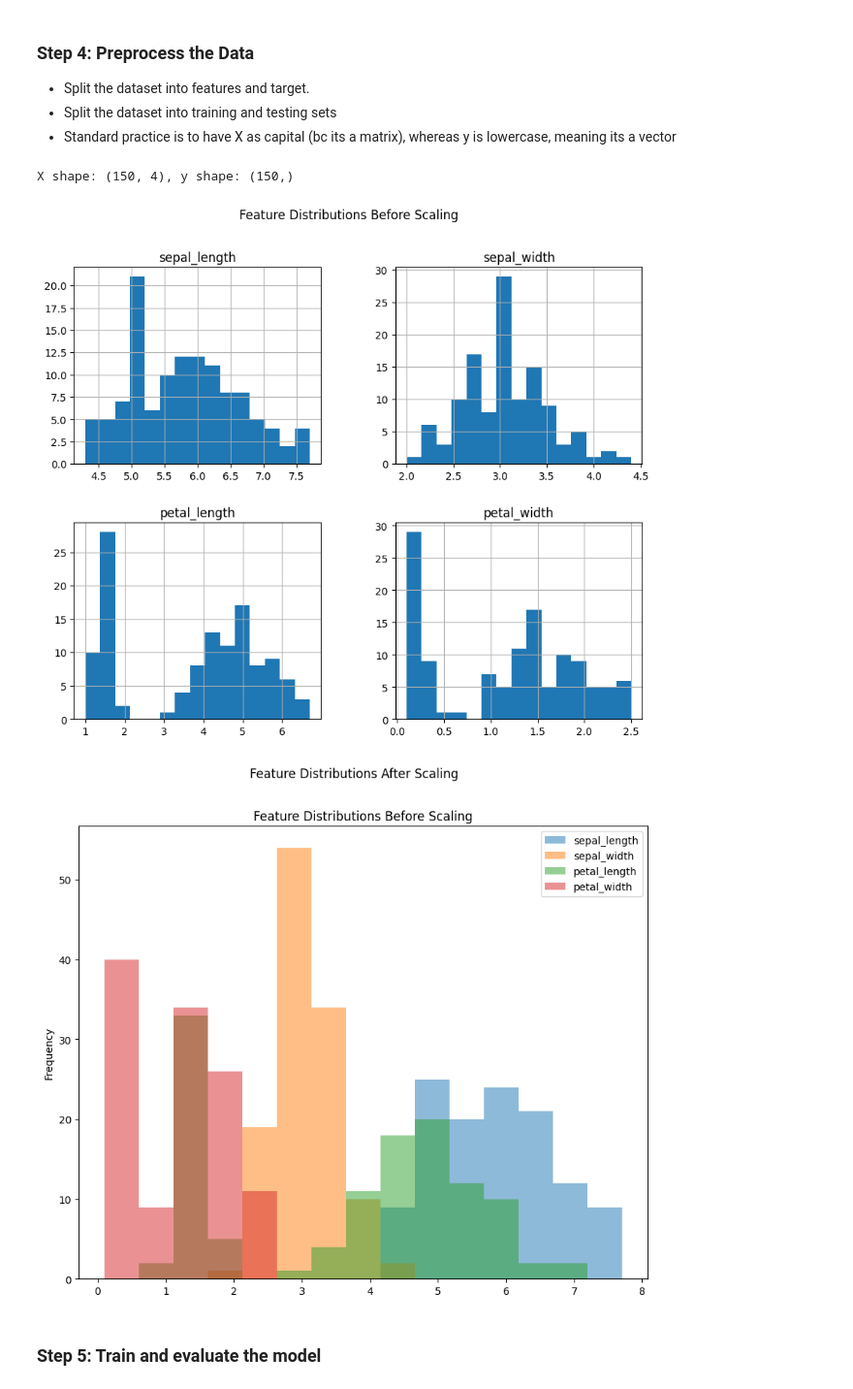
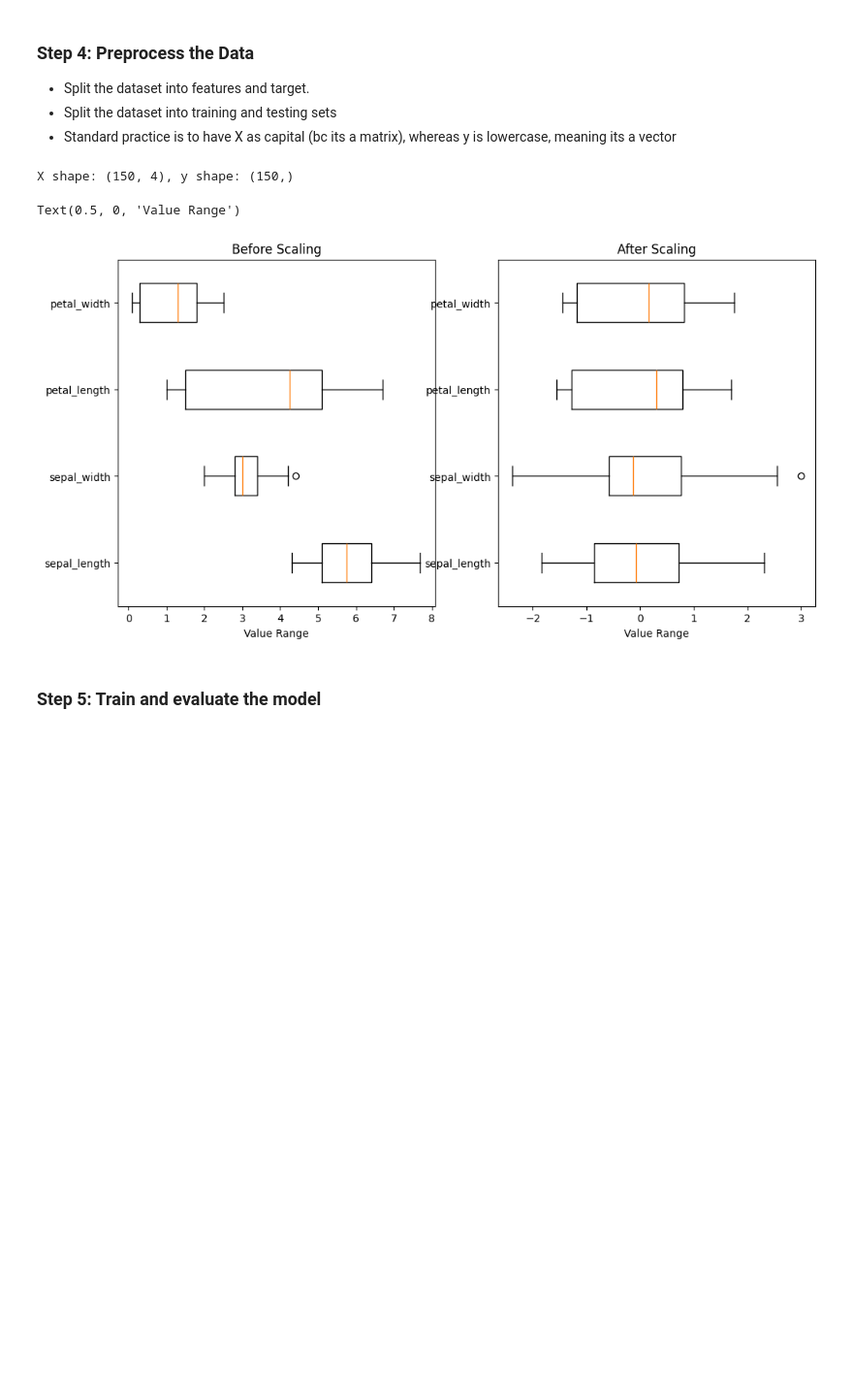
Before and after one commit to Benzene23/my_first_project, a Jupyter notebook: iris_lab.ipynb, the cells around one changed output. Shown at 97% size. Drawn from its saved outputs; the diff is of its cells as text; code cells hidden in the pictures; blank space fills up the shorter version.

Commit message:
Finished Lab
Just finished the lab, had to do a lot of outside research in order to get understanding + syntax down. But I think with this file I have a pretty good idea of whats going on

```diff
--- a/iris_lab.ipynb
+++ b/iris_lab.ipynb
@@ -70,18 +72,36 @@ TODO: replace this cell with a *short* explanation of what you see in the plots.
 # %%
 X = iris_df.iloc[:, :-1] #TODO (hint: features are all columns except the last one)
 y = iris_df.iloc[:, -1] #TODO (hint: species is likely the last column)
 print(f'X shape: {X.shape}, y shape: {y.shape}')
 
 # TODO: Split the dataset into training and testing sets
 X_train, X_test, y_train, y_test = train_test_split(X, y, test_size=0.2, random_state=42)
 
 # Standardize the features can be helpful for some models. This can be done manually,
 # or using StandardScaler from sklearn
 # TODO print some of the above explored graphs from section 3 before and after scaling to see the difference
+
+scaler = StandardScaler()
+X_train_scaled = scaler.fit_transform(X_train)
+X_test_scaled = scaler.transform(X_test)
+
+plt.figure(figsize=(12, 6))
+
+plt.subplot(1, 2, 1)
+plt.boxplot(X_train.values, labels=X.columns, vert=False)
+plt.title("Before Scaling")
+plt.xlabel("Value Range")
+
+plt.subplot(1, 2, 2)
+plt.boxplot(X_train_scaled, labels=X.columns, vert=False)
+plt.title("After Scaling")
+plt.xlabel("Value Range")
+
+#Scaling just converts everything into something between 0 and 1 but keeps the relative distance between, this allows for things to change
 # %% [output]
 X shape: (150, 4), y shape: (150,)
+Text(0.5, 0, 'Value Range')
-[figure, old version]
+[figure, new version]
-[figure, removed]
 # %% [markdown]
 ### Step 5: Train and evaluate the model
 # %% [markdown]
```
Also changed, not shown: parts of 11 cells of this notebook.
